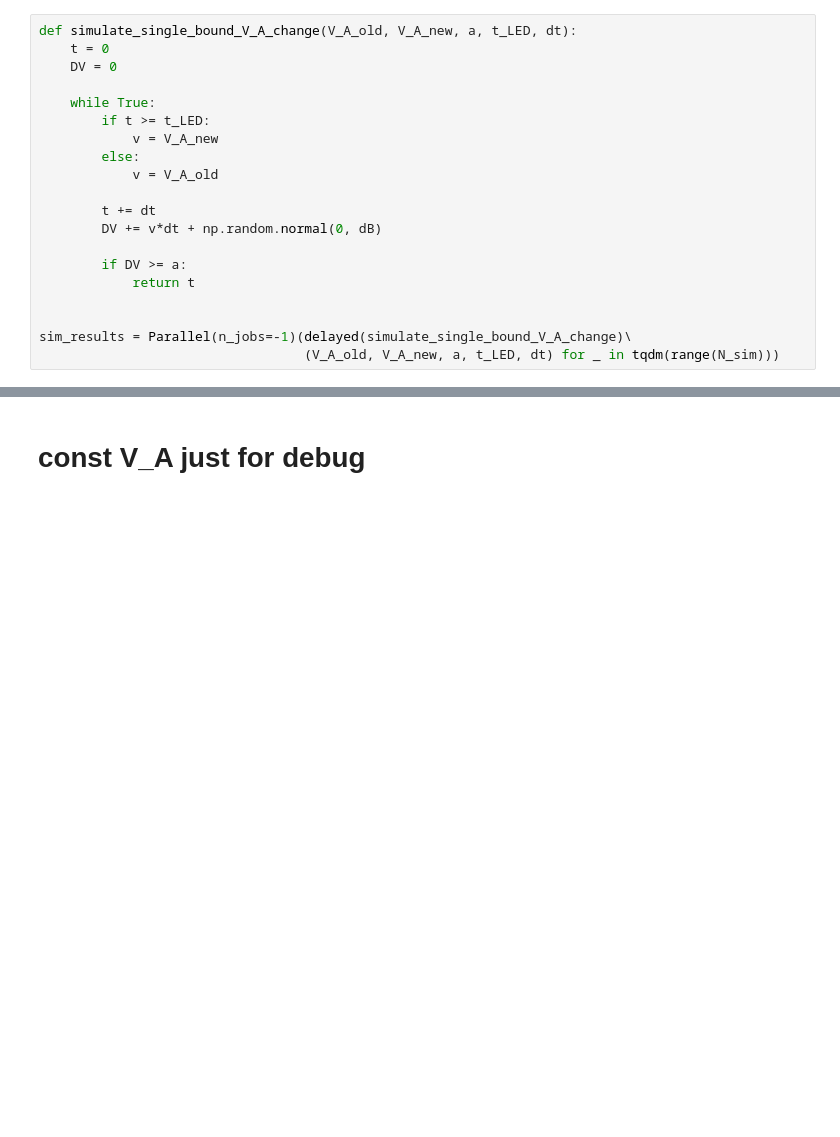
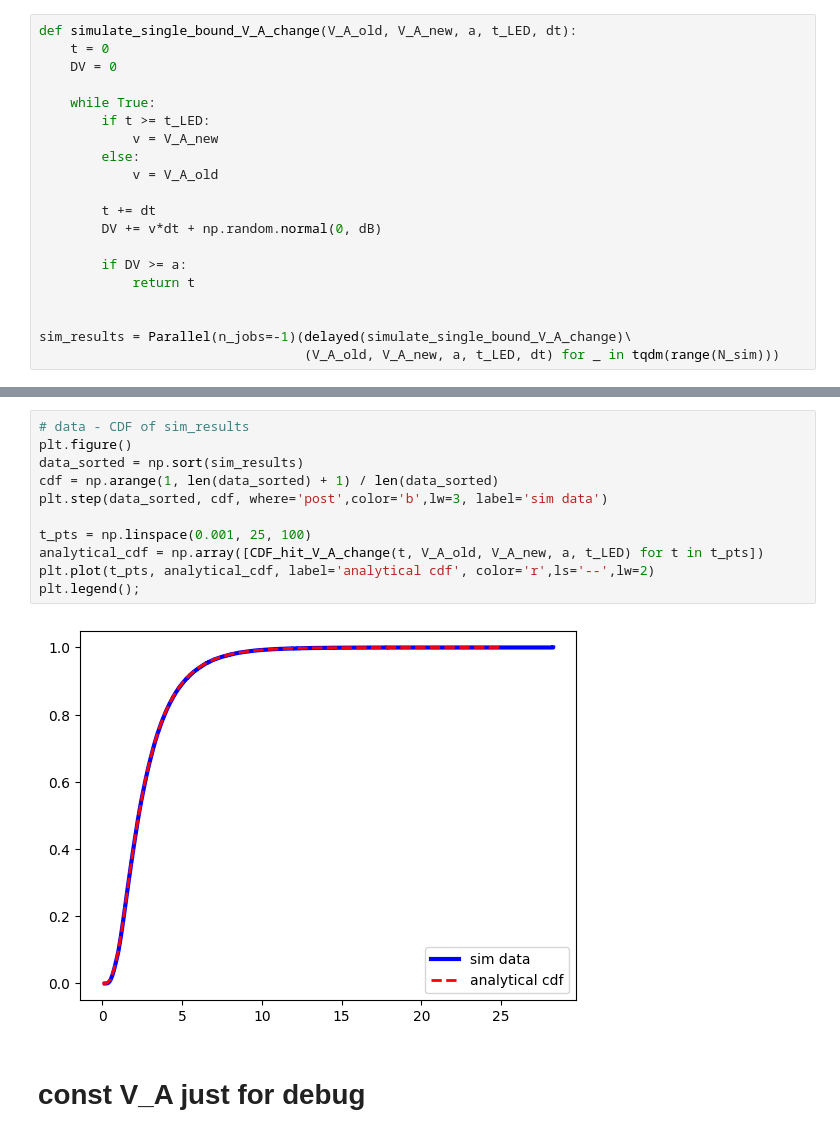
Before and after one commit to rakaar/ddm_data, a Jupyter notebook: fitting_aborts/single_bound_RT_when_V_A_change.ipynb, the cells around one changed output, grey strips where cells are left out. Saved outputs shown, nothing was run; the diff lists cells and outputs as text; blank space fills up the shorter version.

```diff
--- a/fitting_aborts/single_bound_RT_when_V_A_change.ipynb
+++ b/fitting_aborts/single_bound_RT_when_V_A_change.ipynb
@@ -39,3 +132,16 @@ sim_results = Parallel(n_jobs=-1)(delayed(simulate_single_bound_V_A_change)\
+# %%
+# data - CDF of sim_results
+plt.figure()
+data_sorted = np.sort(sim_results)
+cdf = np.arange(1, len(data_sorted) + 1) / len(data_sorted)
+plt.step(data_sorted, cdf, where='post',color='b',lw=3, label='sim data')
+
+t_pts = np.linspace(0.001, 25, 100)
+analytical_cdf = np.array([CDF_hit_V_A_change(t, V_A_old, V_A_new, a, t_LED) for t in t_pts])
+plt.plot(t_pts, analytical_cdf, label='analytical cdf', color='r',ls='--',lw=2)
+plt.legend();
+# %% [output]
+[figure, added]
 # %% [markdown]
 # const V_A just for debug
 # %%
```
Also changed, not shown: parts of 6 cells of this notebook, 2 other files.
